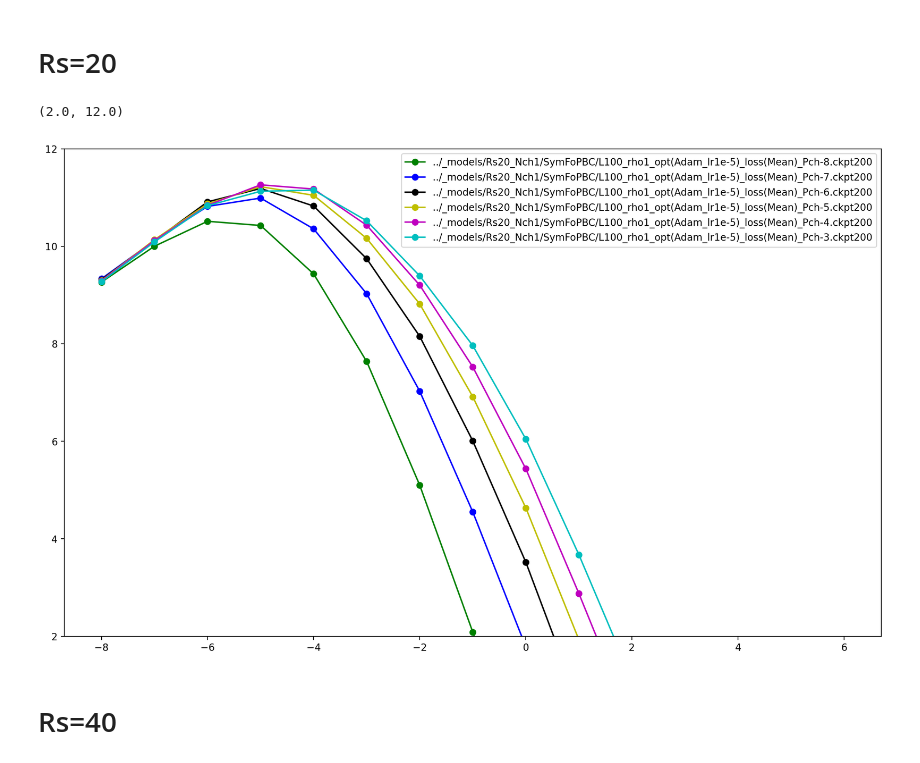
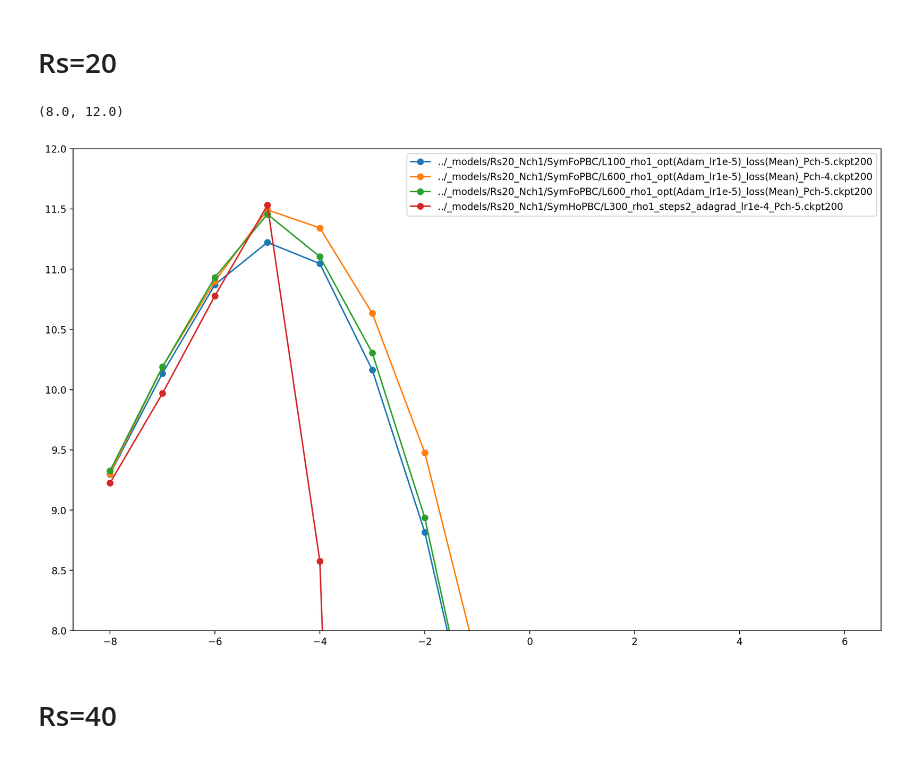
Before and after one commit to xinyuxiao113/TorchFiber, a Jupyter notebook: notebooks/1225_check_training.ipynb, the cells around one changed output. Drawn from its saved outputs; the diff is of its cells as text; code cells hidden in the pictures.

```diff
--- a/notebooks/1225_check_training.ipynb
+++ b/notebooks/1225_check_training.ipynb
@@ -290,25 +290,31 @@ plt.ylim(4, 10)
 # %% [markdown]
 # Rs=20
 # %%
-import torch, matplotlib.pyplot as plt
+import torch, matplotlib.pyplot as plt, numpy as np
 model_paths = [
-    '../_models/Rs20_Nch1/SymFoPBC/L100_rho1_opt(Adam_lr1e-5)_loss(Mean)_Pch-8.ckpt200',
-    '../_models/Rs20_Nch1/SymFoPBC/L100_rho1_opt(Adam_lr1e-5)_loss(Mean)_Pch-7.ckpt200',
-    '../_models/Rs20_Nch1/SymFoPBC/L100_rho1_opt(Adam_lr1e-5)_loss(Mean)_Pch-6.ckpt200',
+    # '../_models/Rs20_Nch1/SymFoPBC/L100_rho1_opt(Adam_lr1e-5)_loss(Mean)_Pch-8.ckpt200',
+    # '../_models/Rs20_Nch1/SymFoPBC/L100_rho1_opt(Adam_lr1e-5)_loss(Mean)_Pch-7.ckpt200',
+    # '../_models/Rs20_Nch1/SymFoPBC/L100_rho1_opt(Adam_lr1e-5)_loss(Mean)_Pch-6.ckpt200',
     '../_models/Rs20_Nch1/SymFoPBC/L100_rho1_opt(Adam_lr1e-5)_loss(Mean)_Pch-5.ckpt200',
-    '../_models/Rs20_Nch1/SymFoPBC/L100_rho1_opt(Adam_lr1e-5)_loss(Mean)_Pch-4.ckpt200',
-    '../_models/Rs20_Nch1/SymFoPBC/L100_rho1_opt(Adam_lr1e-5)_loss(Mean)_Pch-3.ckpt200',
+    # '../_models/Rs20_Nch1/SymFoPBC/L100_rho1_opt(Adam_lr1e-5)_loss(Mean)_Pch-4.ckpt200',
+    # '../_models/Rs20_Nch1/SymFoPBC/L100_rho1_opt(Adam_lr1e-5)_loss(Mean)_Pch-3.ckpt200',
+    # '../_models/Rs20_Nch1/SymFoPBC/L200_rho1_opt(Adam_lr1e-5)_loss(Mean)_Pch-5.ckpt200',
+    # '../_models/Rs20_Nch1/SymFoPBC/L400_rho1_opt(Adam_lr1e-5)_loss(Mean)_Pch-5.ckpt200',
+    '../_models/Rs20_Nch1/SymFoPBC/L600_rho1_opt(Adam_lr1e-5)_loss(Mean)_Pch-4.ckpt200',
+    '../_models/Rs20_Nch1/SymFoPBC/L600_rho1_opt(Adam_lr1e-5)_loss(Mean)_Pch-5.ckpt200',
+
+    '../_models/Rs20_Nch1/SymHoPBC/L300_rho1_steps2_adagrad_lr1e-4_Pch-5.ckpt200',
 ]
-
+P = np.arange(-8, 7)
 plt.figure(figsize=(15,9), dpi=200)
 for path in model_paths:
     dic = torch.load(path, map_location='cpu')
     plt.plot(P, dic['metric']['Qsq'], '-o', label=path)
 plt.legend()
-plt.ylim(2, 12)
+plt.ylim(8, 12)
 # %% [output]
-(2.0, 12.0)
+(8.0, 12.0)
-[figure, old version]
+[figure, new version]
 # %% [markdown]
 # Rs=40
 # %%
```
Also changed, not shown: 4 other files.
